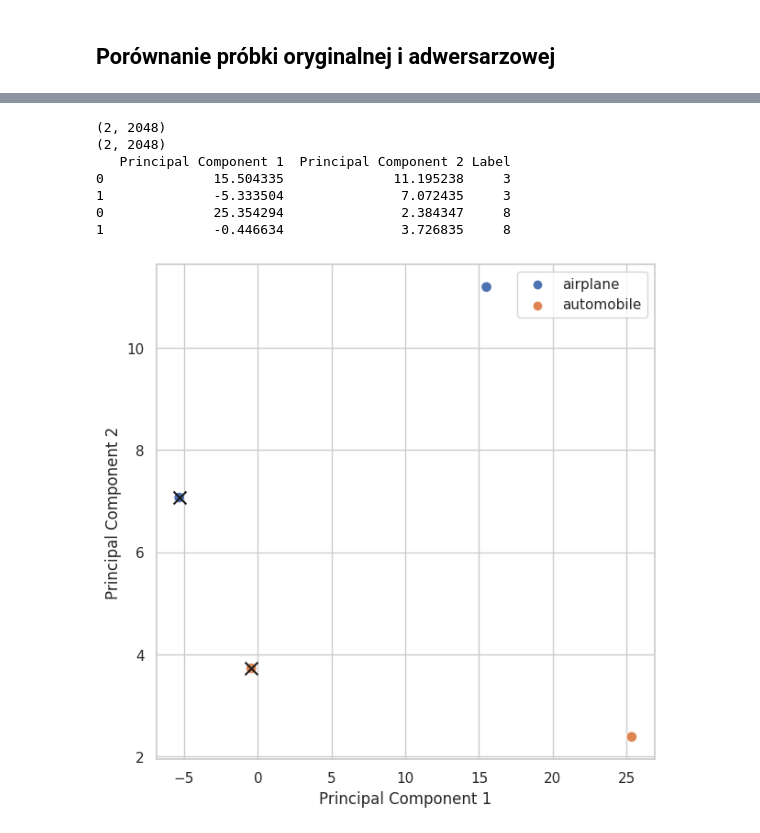
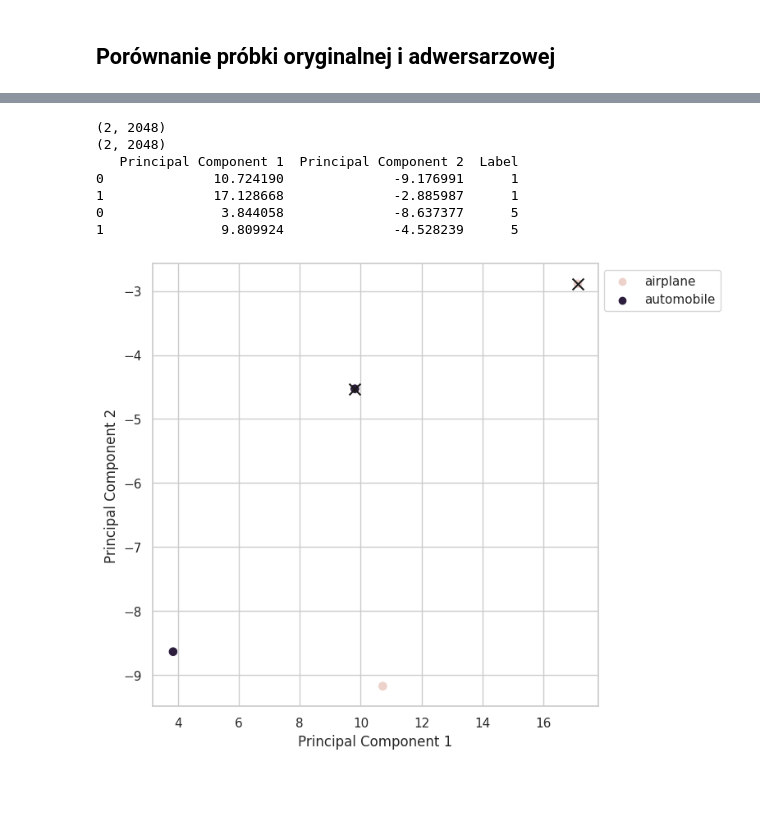
Before and after one commit to Jvlia17/deep-learning, a Jupyter notebook: PCA.ipynb, the cells around one changed output, grey strips where cells are left out. Saved outputs shown, nothing was run; the diff lists cells and outputs as text; code cells hidden in the pictures; blank space fills up the shorter version.

```diff
--- a/PCA.ipynb
+++ b/PCA.ipynb
@@ -226,14 +207,18 @@ from sklearn.decomposition import PCA
 import pandas as pd
 import seaborn as sns
 
-features_np = [x.squeeze().numpy() for x in features]
+features_np = [x.numpy() for x in features]
 features_np = np.array(features_np)
+# flatten
+print(features_np.shape)
+# features_np = features_np.reshape(-1, features_np.shape[1] * features_np.shape[2] * features_np.shape[3])
+features_np = features_np.reshape(-1, features_np.shape[1] * features_np.shape[2])
 print(features_np.shape)
 labels_np = np.array([y.squeeze().numpy() for y in labels])
 print(labels_np)
 
-features = ['Feature' + str(i) for i in range(features_np.shape[1])]
-df_cifar = pd.DataFrame(features_np, columns = features)
+features_col = ['Feature' + str(i) for i in range(features_np.shape[1])]
+df_cifar = pd.DataFrame(features_np, columns = features_col)
 df_cifar['Label'] = labels_np
 print(df_cifar.head())
 # %% [output]
@@ -321,7 +306,7 @@ test_loader = torch.utils.data.DataLoader(
             CIFAR10(root='./data', train=False, transform=transforms.Compose([
             transforms.Resize((224, 224)),
             transforms.RandomHorizontalFlip(),
-            # transforms.RandomCrop(32, 4),
+            transforms.RandomCrop(32, 4),
             transforms.ToTensor(),
             normalize,
         ]), download=True),
@@ -503,12 +500,4 @@ WARNING:matplotlib.image:Clipping input data to the valid range for imshow with
 # %%
-def init_model():
-  model_ftex = models.resnet152(pretrained=True)
-  modules=list(model_ftex.children())[:-2]
-  model_ftex=nn.Sequential(*modules).to(device)
-
-  model_ftex.eval()
-
-
 def compare(img, img_a, label):
   '''
   Returns a pandas dataframe with image features
@@ -543,39 +532,41 @@ def compare(img, img_a, label):
 
 
 def label_point(x, y, val, ax):
     a = pd.concat({'x': x, 'y': y, 'val': val}, axis=1)
     for i, point in a.iterrows():
         ax.text(point['x']+.02, point['y'], str(point['val']))
 
 
-df1 = compare(images[0], img_adv[0], labels[0]).copy()
-df2 = compare(images[1], img_adv[1], labels[1]).copy()
 
-df_feat = pd.concat([df1, df2])
+df_feat = pd.DataFrame()
+
+for i in range(len(index)):
+  df = compare(images[i], img_adv[i], labels[i]).copy()
+  df_feat = pd.concat([df_feat, df])
 
 print(df_feat.head())
 
 
 classes = ['airplane', 'automobile', 'bird', 'cat', 'deer', 'dog', 'frog', 'horse', 'ship', 'truck']
 sns.set(rc={'figure.figsize':(7,7)})
 sns.set_style("whitegrid")
 g = sns.scatterplot(data=df_feat, x="Principal Component 1",
                 y="Principal Component 2", hue="Label",
                 # palette=sns.color_palette("Spectral", as_cmap=True),
                 s = 70)
 
 plt.scatter(x=df_feat['Principal Component 1'][1] , y=df_feat['Principal Component 2'][1], color='k', marker="x", s=100)
 
 handles, labels  =  g.get_legend_handles_labels()
 
 g.legend(handles, classes, bbox_to_anchor=(1, 1))
 plt.savefig("/content/PCA.pdf", format='pdf')
 # %% [output]
 (2, 2048)
 (2, 2048)
-   Principal Component 1  Principal Component 2 Label
-0              15.504335              11.195238     3
-1              -5.333504               7.072435     3
-0              25.354294               2.384347     8
-1              -0.446634               3.726835     8
+   Principal Component 1  Principal Component 2  Label
+0              10.724190              -9.176991      1
+1              17.128668              -2.885987      1
+0               3.844058              -8.637377      5
+1               9.809924              -4.528239      5
-[figure, old version]
+[figure, new version]
```
Also changed, not shown: parts of 5 cells of this notebook.
